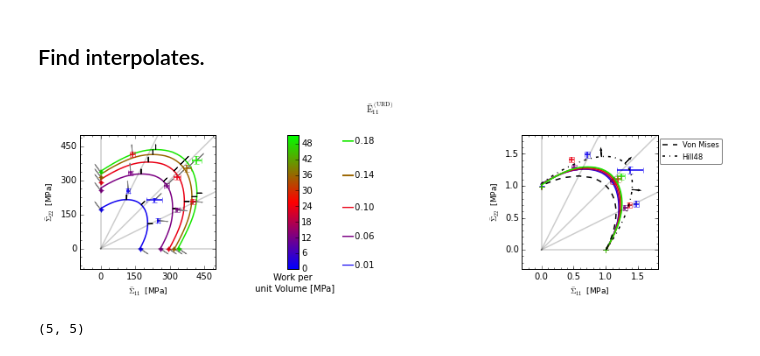
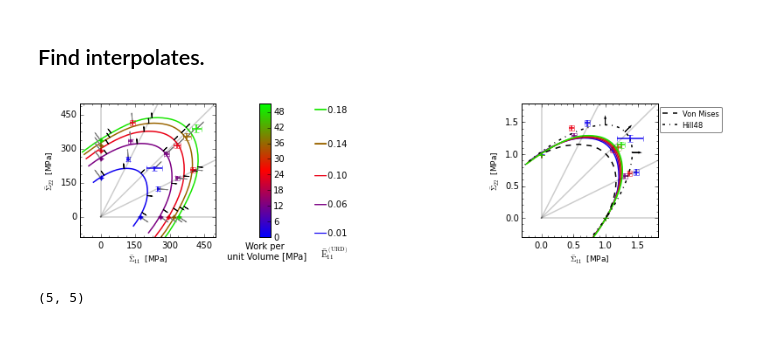
Before and after one commit to youngung/forming_limit_dic, a Jupyter notebook: tutorials/WorkContoursCalc/IFsteel/Calc2_including_Uncertainties_in_BOTH.ipynb, the cells around one changed output. Saved outputs shown, nothing was run; the diff lists cells and outputs as text; code cells hidden in the pictures.

```diff
--- a/tutorials/WorkContoursCalc/IFsteel/Calc2_including_Uncertainties_in_BOTH.ipynb
+++ b/tutorials/WorkContoursCalc/IFsteel/Calc2_including_Uncertainties_in_BOTH.ipynb
@@ -511,7 +513,7 @@ cmap, mc = mpl_lib.norm_cmap(mn=0,mx=work_levels[-1]*1.05,cm_name='brg')
 # %% [markdown]
 ## Find interpolates.
 # %%
-with open('../../pickles/IFsteel/vpsc_ome_IF','rb') as f:
+with open('../../pickles/IFsteel/vpsc_rho_IF','rb') as f:
     fc_VPSC=pickle.load(f)
 for i in xrange(len(fc_VPSC)):
     f=fc_VPSC[i]
@@ -538,12 +540,12 @@ for i in xrange(len(work_levels)):
 fac1=3.5
 fac2=fac1/2.5
 
-fig=plt.figure(figsize=(5*fac1,5*3./2.*fac2))
-gs=GS(32,60)
-ax1=fig.add_subplot(gs[0:8,2:12])
-axcb=fig.add_subplot(gs[0:8,17:18])
-ax2 =fig.add_subplot(gs[0:8,21:22])
-ax3=fig.add_subplot(gs[0:8,34:44])
+fig =plt.figure(figsize=(5*fac1,5*3./2.*fac2))
+gs  =GS(32,60)
+ax1 =fig.add_subplot(gs[0:8,2:12])
+axcb=fig.add_subplot(gs[0:8,15:16])
+ax2 =fig.add_subplot(gs[0:8,19:20])
+ax3 =fig.add_subplot(gs[0:8,34:44])
 
 ##
 labs=['URD','UTD','BB','PSRD','PSTD']
@@ -605,7 +607,7 @@ for i in xrange(len(FCs)):
 
 ## Find ths from Exp.
 ths=[]
-v1s,v2s=dat_mlx[2:,0,4],dat_mlx[2:,0,5]
+v1s,v2s=dat_mlx[:,0,4],dat_mlx[:,0,5]
 for i in xrange(len(v1s)):
     v1,v2=v1s[i],v2s[i]
     ths.append(np.arctan2(v2,v1)*180/np.pi)
@@ -613,28 +615,43 @@ for i in xrange(len(v1s)):
 
 
 for i in xrange(len(work_levels)):
+    ## VPSC
     _s11_, _s22_= dat_vpsc[0,i,:], dat_vpsc[1,i,:]
     ax1.plot(_s11_,_s22_,color=mc.to_rgba(work_levels[i]),zorder=-1)
-    ax3.plot(_s11_/_s11_[0],_s22_/_s11_[0],color=mc.to_rgba(work_levels[i]))
+
+    ref,ref_y = calc_normal.find_stress(_s11_,_s22_,*[0])
+    ref=ref[0]
+
+
+    #ref = _s11_[3]
+
+    ax3.plot(_s11_/ref,_s22_/ref,color=mc.to_rgba(work_levels[i]))
+
+    ## Experimental
     ref=dat_mlx[0,i,0]
     ax3.errorbar(dat_mlx[:,i,0]/ref,dat_mlx[:,i,1]/ref,
                  dat_mlx[:,i,2]/ref,dat_mlx[:,i,3]/ref,
                  color=mc.to_rgba(work_levels[i]),ls='None')
 
     ## ticks
-    xs,ys = calc_normal.main(locus_xy=(_s11_,_s22_),ths=ths)
+    xs,ys   = calc_normal.main(locus_xy=(_s11_,_s22_),ths=ths)
+    xsn,ysn = calc_normal.main(locus_xy=(_s11_/ref,_s22_/ref),ths=ths)
+
     r_ = 0.1
     for j in xrange(len(ths)):
         dx,dy=r/2.*cos(ths[j]*np.pi/180.),r/2.*sin(ths[j]*np.pi/180.)
         x,y = xs[j],ys[j]
         ax1.arrow(x,y,dx,dy)
 
+        dx,dy=r_/2.*cos(ths[j]*np.pi/180.),r_/2.*sin(ths[j]*np.pi/180.)
+        x,y = xsn[j],ysn[j]
+        #ax3.arrow(x,y,dx,dy)
+
+
     for j in xrange(5):
         v1,v2=dat_mlx[j,i,4:]
         mag=np.sqrt(v1**2+v2**2)
         v1,v2=v1/mag*r_, v2/mag*r_
-        #ax3.arrow(dat_mlx[j,i,0]/ref,dat_mlx[j,i,1]/ref,
-        #          v1,v2,color='gray')
 
 ## VM
 x,y=VM.VM_ys(y=1)
@@ -655,8 +672,8 @@ ax3.plot(x,y,color='black',ls='--',label='Von Mises')
 x,y=np.loadtxt('./dat/Hill48.txt',skiprows=1,delimiter=',').T
 x=np.array(x)
 y=np.array(y)
-flt1=x>=0.
-flt2=y>=0.
+flt1=x>=-40.
+flt2=y>=-40.
 flt=[]
 for i in xrange(len(flt1)):
     if flt1[i] and flt2[i]:
@@ -668,11 +685,11 @@ x=x[flt]; y=y[flt]
 ax3.plot(x,y,color='black',ls='-.',label='Hill48')
 
 
-
-xs,ys = calc_normal.main(fn='./dat/Hill48.txt',ths=ths)
+ths_hill = [0,45,90]
+xs,ys = calc_normal.main(fn='./dat/Hill48.txt',ths=ths_hill)
 r_ = 0.1
-for j in xrange(len(ths)):
-    dx,dy=r_*cos(ths[j]*np.pi/180.),r_*sin(ths[j]*np.pi/180.)
+for j in xrange(len(ths_hill)):
+    dx,dy=r_*cos(ths_hill[j]*np.pi/180.),r_*sin(ths_hill[j]*np.pi/180.)
     x,y = xs[j],ys[j]
     ax3.arrow(x,y,dx,dy)
 
@@ -682,35 +699,35 @@ mpl.colorbar.ColorbarBase(
     axcb,cmap=cmap,#spacing='proportional',
     orientation='vertical',
     norm=norm)
 
 axcb.set_xlabel('Work per \n unit Volume [MPa]')
 ax2.set_axis_off()
-axcb.text(8,1.2,s=r'$\mathrm{\bar{E}_{11}^{\ (URD)}}$',
+axcb.text(6.5,-0.11,s=r'$\mathrm{\bar{E}_{11}^{\ (URD)}}$',
           horizontalalignment='center',
               verticalalignment='center')
 
 for i in xrange(len(work_levels)):
     wrk = work_levels[i]
     y = wrk/max(work_levels)
     ax2.arrow(0,y/1.05,1.5,0,color=mc.to_rgba(wrk))
     axcb.text(6.6,y/1.05,s='%5.2f'%ERD_ref[i],horizontalalignment='center',
               verticalalignment='center',
               transform=axcb.transAxes)
 
 ax1.legend(bbox_to_anchor=(1.5,1))
 ax3.legend(bbox_to_anchor=(1.5,1))
 ax1.set_xlim(-90,);  ax1.set_ylim(-90,)
 ax3.set_xlim(-0.3,1.8); ax3.set_ylim(-0.3,1.8)
 
 for ax in [ax1, ax3]:
     ax.set_ylabel(r'$\mathrm{\bar{\Sigma}_{22}}$  [MPa]',fontsize=9)
     ax.set_xlabel(r'$\mathrm{\bar{\Sigma}_{11}}$  [MPa]',fontsize=9)
     lib_dat.tick_bin(ax,5)
     fld_pp.draw_guide(ax,max_r=900,r_line=[0,0.5,1,1.5,2],
                       ls='-',alpha=0.2)
 fig.savefig('Exp_Wrk_Uncertainty.pdf',bbox_inches='tight')
 # %% [output]
-[figure, old version]
+[figure, new version]
 # %%
 dat_mlx[:,:,0].shape
 # %% [output]
```
Also changed, not shown: parts of 2 cells of this notebook, 1 other file.
